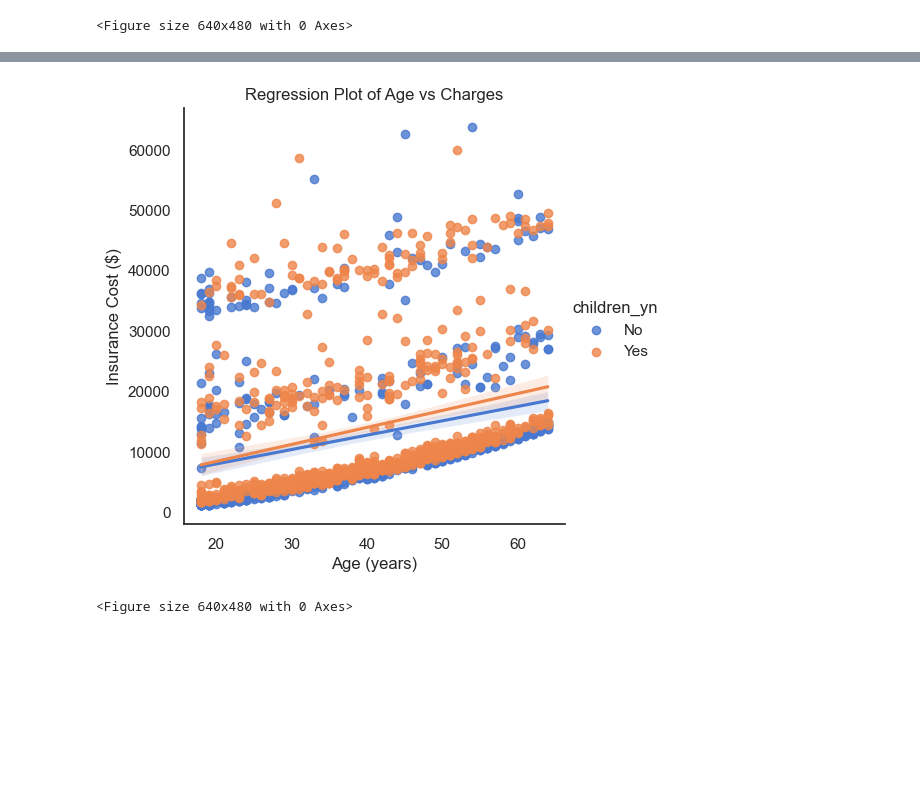
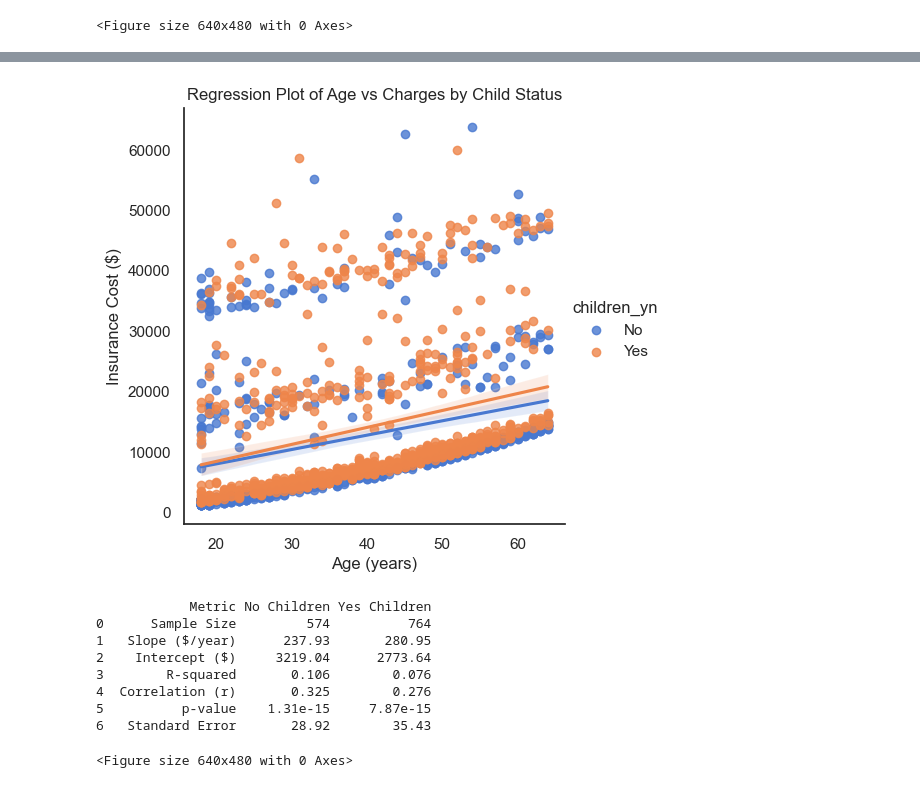
Before and after one commit to DaeJens/Health_Insurance_Project, a Jupyter notebook: HealthInsuranceEDA.ipynb, the cells around one changed output, grey strips where cells are left out. Saved outputs shown, nothing was run; the diff lists cells and outputs as text; code cells hidden in the pictures; blank space fills up the shorter version.

```diff
--- a/HealthInsuranceEDA.ipynb
+++ b/HealthInsuranceEDA.ipynb
@@ -131,13 +189,0 @@ Next, let's look further into the age of the insured and see if other variables,
-# %%
-plt.figure(figsize = (10, 8))
-sns.set_theme(style="white", palette="muted", color_codes=True)
-sns.displot(insurance_csv['age'], bins = 10, color = 'b', kde = True)
-plt.title("Age Distribution")
-plt.xlabel('Age (years)')
-plt.ylabel('Count')
-
-g = sns.FacetGrid(insurance_csv, col='sex')
-g.map(sns.histplot, 'age', bins=15)
-g.add_legend()
-plt.show()
-plt.clf()
@@ -288,13 +381,62 @@ plt.show()
 # %%
+# Child-status regression analysis
+# Divide data by child status
+yes_child_data = insurance_csv[insurance_csv['children_yn'] == 'Yes'].copy()
+no_child_data = insurance_csv[insurance_csv['children_yn'] == 'No'].copy()
+
+# Fit regression
+yes_child_model = LinearRegression()
+no_child_model = LinearRegression()
+
+yes_child_model.fit(yes_child_data[['age']], yes_child_data['charges'])
+no_child_model.fit(no_child_data[['age']], no_child_data['charges'])
+
+yes_child_stats = stats.linregress(yes_child_data['age'], yes_child_data['charges'])
+no_child_stats = stats.linregress(no_child_data['age'], no_child_data['charges'])
+
+# Plot
 sns.lmplot(x='age', y='charges', data=insurance_csv, fit_reg=True, hue='children_yn')
-plt.title('Regression Plot of Age vs Charges')
+plt.title('Regression Plot of Age vs Charges by Child Status')
 plt.xlabel('Age (years)')
 plt.ylabel('Insurance Cost ($)')
 plt.show()
 plt.clf()
+
+# Results
+child_results = {
+    'Metric': ['Sample Size', 'Slope ($/year)', 'Intercept ($)', 'R-squared', 'Correlation (r)', 'p-value', 'Standard Error'],
+    'No Children': [
+        len(no_child_data),
+        f"{no_child_stats.slope:.2f}",
+        f"{no_child_stats.intercept:.2f}",
+        f"{no_child_stats.rvalue**2:.3f}",
+        f"{no_child_stats.rvalue:.3f}",
+        f"{no_child_stats.pvalue:.2e}",
+        f"{no_child_stats.stderr:.2f}"
+    ],
+    'Yes Children': [
+        len(yes_child_data),
+        f"{yes_child_stats.slope:.2f}",
+        f"{yes_child_stats.intercept:.2f}",
+        f"{yes_child_stats.rvalue**2:.3f}",
+        f"{yes_child_stats.rvalue:.3f}",
+        f"{yes_child_stats.pvalue:.2e}",
+        f"{yes_child_stats.stderr:.2f}"
+    ]
+}
+child_results_df = pd.DataFrame(child_results)
+print(child_results_df)
 # %% [output]
-[figure, old version]
+[figure, new version]
-<Figure size 640x480 with 0 Axes>
+            Metric No Children Yes Children
+0      Sample Size         574          764
+1   Slope ($/year)      237.93       280.95
+2    Intercept ($)     3219.04      2773.64
+3        R-squared       0.106        0.076
+4  Correlation (r)       0.325        0.276
+5          p-value    1.31e-15     7.87e-15
+6   Standard Error       28.92        35.43
+<Figure size 640x480 with 0 Axes>
 # %%
 # Plot smoking status against charges
 plt.figure(figsize=(10, 6))
```
Also changed, not shown: parts of 19 cells of this notebook.
